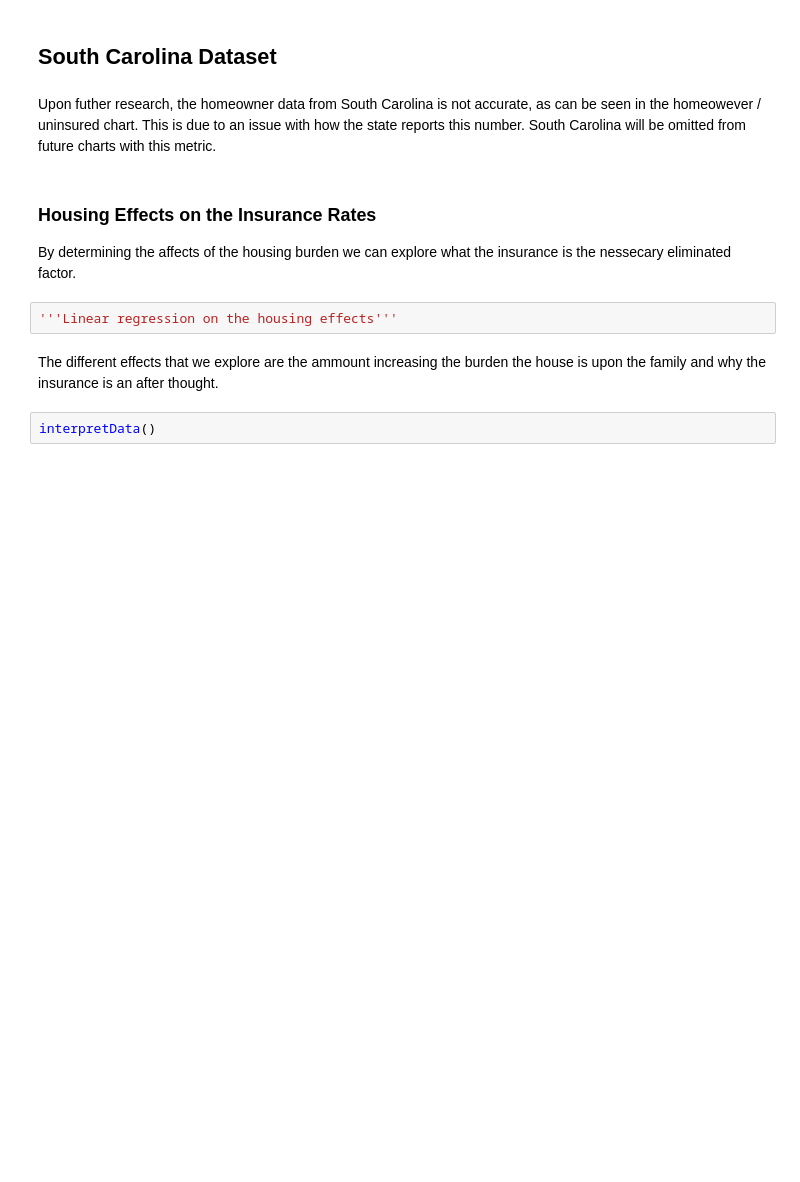
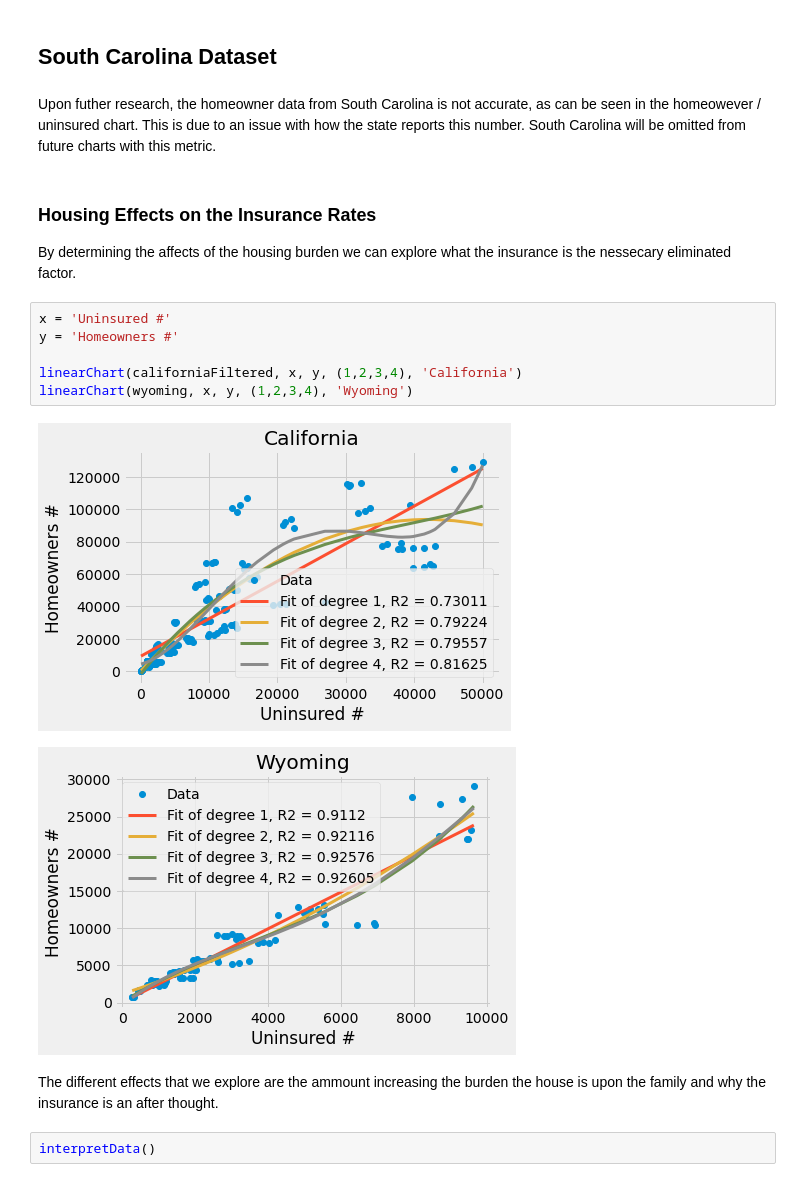
Before and after one commit to StevenWerden/APCV-361-FA22-Final, a Jupyter notebook: Final_Diguardi_Werden_Siml.ipynb, the cells around one changed output. Cells and saved outputs as stored; diff of their text form; blank space fills up the shorter version.

```diff
--- a/Final_Diguardi_Werden_Siml.ipynb
+++ b/Final_Diguardi_Werden_Siml.ipynb
@@ -79,8 +82,15 @@ Upon futher research, the homeowner data from South Carolina is not accurate, as
 ### Housing Effects on the Insurance Rates
 
 By determining the affects of the housing burden we can explore what the insurance is the nessecary eliminated factor.
-# %%
-'''Linear regression on the housing effects'''
+# %%
+x = 'Uninsured #'
+y = 'Homeowners #'
+
+linearChart(californiaFiltered, x, y, (1,2,3,4), 'California')
+linearChart(wyoming, x, y, (1,2,3,4), 'Wyoming')
+# %% [output]
+[figure, added]
+[figure, added]
 # %% [markdown]
 The different effects that we explore are the ammount increasing the burden the house is upon the family and why the insurance is an after thought.
 # %%
```
Also changed, not shown: parts of 3 cells of this notebook.
